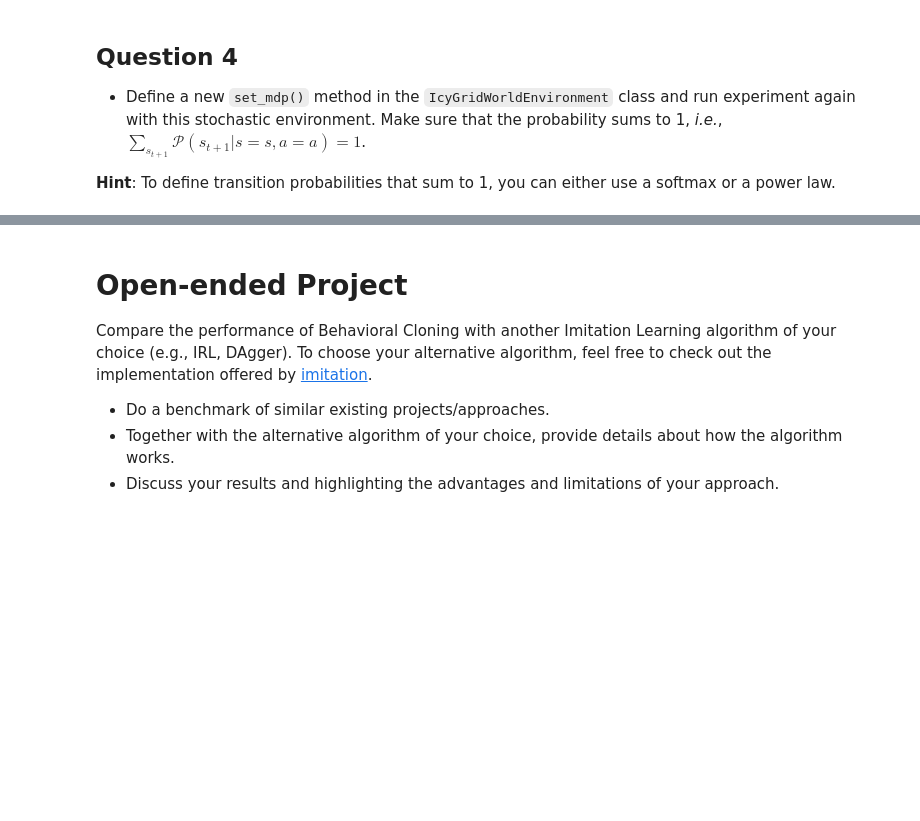
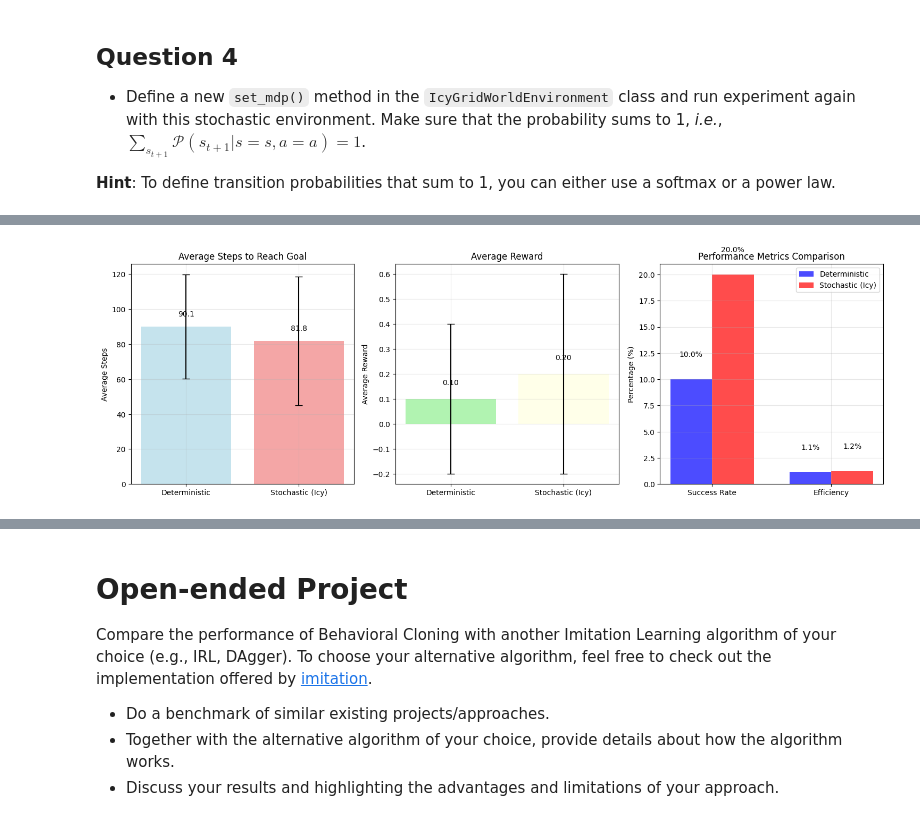
Before and after one commit to williamwu8888/social_robotics, a Jupyter notebook: _labs/TP1_Imitation_Student/Imitation_Learning_Student_Version.ipynb, the cells around one changed output, grey strips where cells are left out. Drawn from its saved outputs; the diff is of its cells as text; code cells hidden in the pictures; blank space fills up the shorter version.

```diff
--- a/_labs/TP1_Imitation_Student/Imitation_Learning_Student_Version.ipynb
+++ b/_labs/TP1_Imitation_Student/Imitation_Learning_Student_Version.ipynb
@@ -413,0 +1108,98 @@ $$ \mathcal{P}([1,2,3,4] | s=0, a=right) = [0.8, 0.1, 0.08, 0.02] $$
+# %%
+# Create comparison graphs
+plt.figure(figsize=(15, 5))
+
+# 1. Steps Comparison
+plt.subplot(1, 3, 1)
+environments = ['Deterministic', 'Stochastic (Icy)']
+steps_means = [np.mean(det_avg_nstep), np.mean(icy_avg_nstep)]
+steps_stds = [np.std(det_avg_nstep), np.std(icy_avg_nstep)]
+
+bars = plt.bar(environments, steps_means, yerr=steps_stds, capsize=5,
+               color=['lightblue', 'lightcoral'], alpha=0.7)
+plt.ylabel('Average Steps')
+plt.title('Average Steps to Reach Goal')
+plt.grid(True, alpha=0.3)
+
+# Add value labels on bars
+for bar, mean in zip(bars, steps_means):
+    plt.text(bar.get_x() + bar.get_width()/2, bar.get_height() + 5,
+             f'{mean:.1f}', ha='center', va='bottom')
+
+# 2. Reward Comparison
+plt.subplot(1, 3, 2)
+reward_means = [np.mean(det_avg_reward), np.mean(icy_avg_reward)]
+reward_stds = [np.std(det_avg_reward), np.std(icy_avg_reward)]
+
+bars = plt.bar(environments, reward_means, yerr=reward_stds, capsize=5,
+               color=['lightgreen', 'lightyellow'], alpha=0.7)
+plt.ylabel('Average Reward')
+plt.title('Average Reward')
+plt.grid(True, alpha=0.3)
+
+# Add value labels on bars
+for bar, mean in zip(bars, reward_means):
+    plt.text(bar.get_x() + bar.get_width()/2, bar.get_height() + 0.05,
+             f'{mean:.2f}', ha='center', va='bottom')
+
+# 3. Performance Metrics Comparison
+plt.subplot(1, 3, 3)
+metrics = ['Success Rate', 'Efficiency']
+deterministic_metrics = [np.mean(det_avg_reward) * 100, 100/np.mean(det_avg_nstep) if np.mean(det_avg_nstep) > 0 else 0]
+stochastic_metrics = [np.mean(icy_avg_reward) * 100, 100/np.mean(icy_avg_nstep) if np.mean(icy_avg_nstep) > 0 else 0]
+
+x = np.arange(len(metrics))
+width = 0.35
+
+plt.bar(x - width/2, deterministic_metrics, width, label='Deterministic',
+        color='blue', alpha=0.7)
+plt.bar(x + width/2, stochastic_metrics, width, label='Stochastic (Icy)',
+        color='red', alpha=0.7)
+
+plt.ylabel('Percentage (%)')
+plt.title('Performance Metrics Comparison')
+plt.xticks(x, metrics)
+plt.legend()
+plt.grid(True, alpha=0.3)
+
+# Add value labels
+for i, v in enumerate(deterministic_metrics):
+    plt.text(i - width/2, v + 2, f'{v:.1f}%', ha='center', va='bottom')
+for i, v in enumerate(stochastic_metrics):
+    plt.text(i + width/2, v + 2, f'{v:.1f}%', ha='center', va='bottom')
+
+plt.tight_layout()
+plt.show()
+
+# Additional detailed analysis
+print("\n" + "="*60)
+print("DETAILED PERFORMANCE ANALYSIS")
+print("="*60)
+
+# Success rates
+det_success_rate = (np.sum(np.array(det_avg_reward) == 1) / len(det_avg_reward)) * 100
+icy_success_rate = (np.sum(np.array(icy_avg_reward) == 1) / len(icy_avg_reward)) * 100
+
+print(f"Success Rate:")
+print(f"  Deterministic: {det_success_rate:.1f}% ({np.sum(np.array(det_avg_reward) == 1)}/{len(det_avg_reward)} episodes)")
+print(f"  Stochastic:    {icy_success_rate:.1f}% ({np.sum(np.array(icy_avg_reward) == 1)}/{len(icy_avg_reward)} episodes)")
+
+# Average steps for successful episodes only
+det_success_steps = [steps for steps, reward in zip(det_avg_nstep, det_avg_reward) if reward == 1]
+icy_success_steps = [steps for steps, reward in zip(icy_avg_nstep, icy_avg_reward) if reward == 1]
+
+if det_success_steps:
+    print(f"\nAverage Steps (Successful episodes only):")
+    print(f"  Deterministic: {np.mean(det_success_steps):.1f} ± {np.std(det_success_steps):.1f}")
+if icy_success_steps:
+    print(f"  Stochastic:    {np.mean(icy_success_steps):.1f} ± {np.std(icy_success_steps):.1f}")
+
+# Performance difference
+steps_diff_pct = ((np.mean(icy_avg_nstep) - np.mean(det_avg_nstep)) / np.mean(det_avg_nstep)) * 100
+reward_diff_pct = ((np.mean(icy_avg_reward) - np.mean(det_avg_reward)) / np.mean(det_avg_reward)) * 100
+
+print(f"\nPerformance Difference (Stochastic vs Deterministic):")
+print(f"  Steps:  {steps_diff_pct:+.1f}%")
+print(f"  Reward: {reward_diff_pct:+.1f}%")
+# %% [output]
+[figure, added]
```
Also changed, not shown: parts of 26 cells of this notebook, 1 other file.
